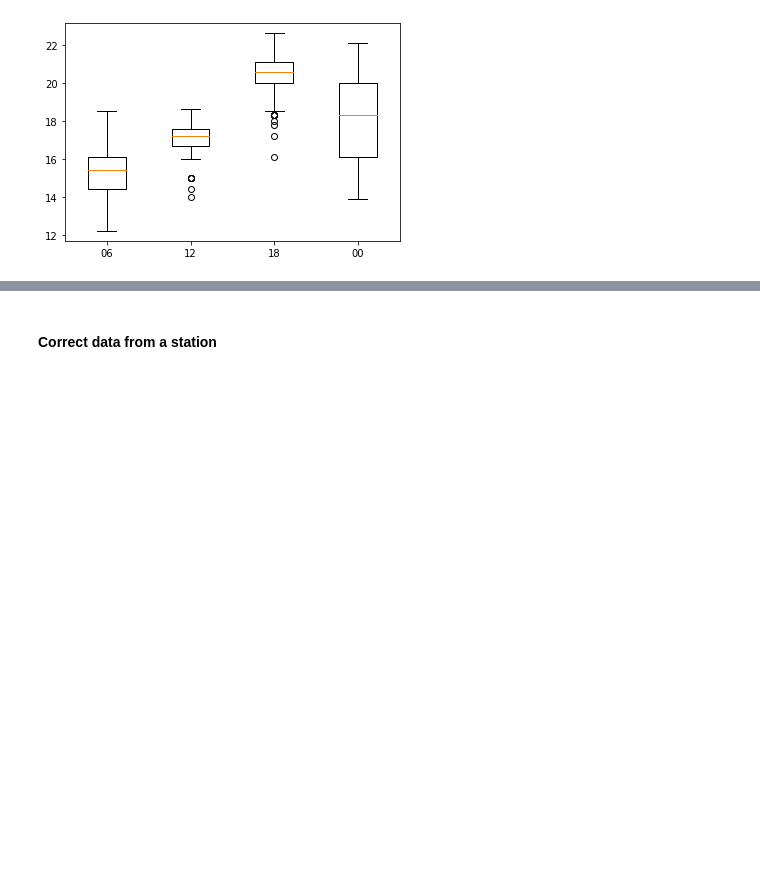
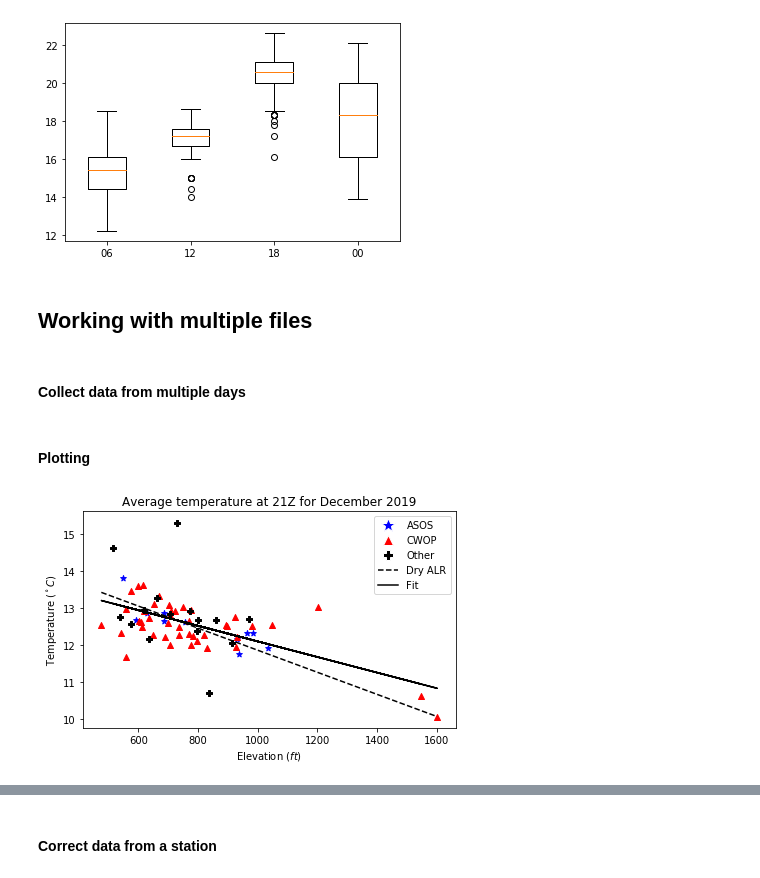
Before and after one commit to dm0096/mwest, a Jupyter notebook: cws_example.ipynb, the cells around one changed output, grey strips where cells are left out. Cells and saved outputs as stored; diff of their text form; code cells hidden in the pictures; blank space fills up the shorter version.

Commit message:
Starting to add in multi-file processing and plotting

```diff
--- a/cws_example.ipynb
+++ b/cws_example.ipynb
@@ -189,3 +189,7 @@ temp_00 = temp_00[~np.isnan(temp_00)]
 boxplots = plt.boxplot([temp_06, temp_12, temp_18, temp_00], labels=['06','12','18','00'])
 # %% [output]
 [figure]
+# %% [markdown]
+## Working with multiple files
+# %% [markdown]
+#### Collect data from multiple days
@@ -191,0 +252,36 @@ boxplots = plt.boxplot([temp_06, temp_12, temp_18, temp_00], labels=['06','12','
+# %% [markdown]
+#### Plotting
+# %%
+fig, ax = plt.subplots()
+
+plottingVar = avgTemps
+ax.scatter(np.array(elevs)[asosInd], np.array(plottingVar)[asosInd], color='b', marker='*')
+ax.scatter(np.array(elevs)[cwopInd], np.array(plottingVar)[cwopInd], color='r', marker='^')
+ax.scatter(np.array(elevs)[otherInd], np.array(plottingVar)[otherInd], color='k', marker='P')
+
+#plot a best fit line through the data
+m, b = np.polyfit(elevs,avgTemps,1)
+plt.plot(elevs, m*np.array(elevs) + b, 'k-')
+
+#plot dry adiabatic lapse rate
+dryALRhgts = np.arange(np.min(elevs), np.max(elevs), 2)
+plt.plot(dryALRhgts, helpers.dryALR(dryALRhgts), 'k--')
+
+#legend
+legendElements = [Line2D([0], [0], marker='*', color='w', markerfacecolor='b',
+                 markersize=15, label='ASOS'),
+                  Line2D([0], [0], marker='^', color='w', markerfacecolor='r',
+                         markersize=10, label='CWOP'),
+                 Line2D([0], [0], marker='P', color='w', markerfacecolor='k',
+                 markersize=10, label='Other'),
+                Line2D([0],[0], linestyle='--', color='k', label='Dry ALR'),
+                Line2D([0],[0], linestyle='-', color='k', label='Fit')]
+ax.legend(handles=legendElements)
+plt.title('Average temperature at ' + str(time.hour) + 'Z for '
+          + str(time.strftime('%B %Y')))
+plt.ylabel('Temperature ($^\circ C$)') #temperature
+plt.xlabel('Elevation $(ft)$')
+plt.tight_layout()
+#plt.savefig('monthTempDecember21Z.png', dpi=1000)
+# %% [output]
+[figure, added]
```
Also changed, not shown: parts of 4 cells of this notebook.
